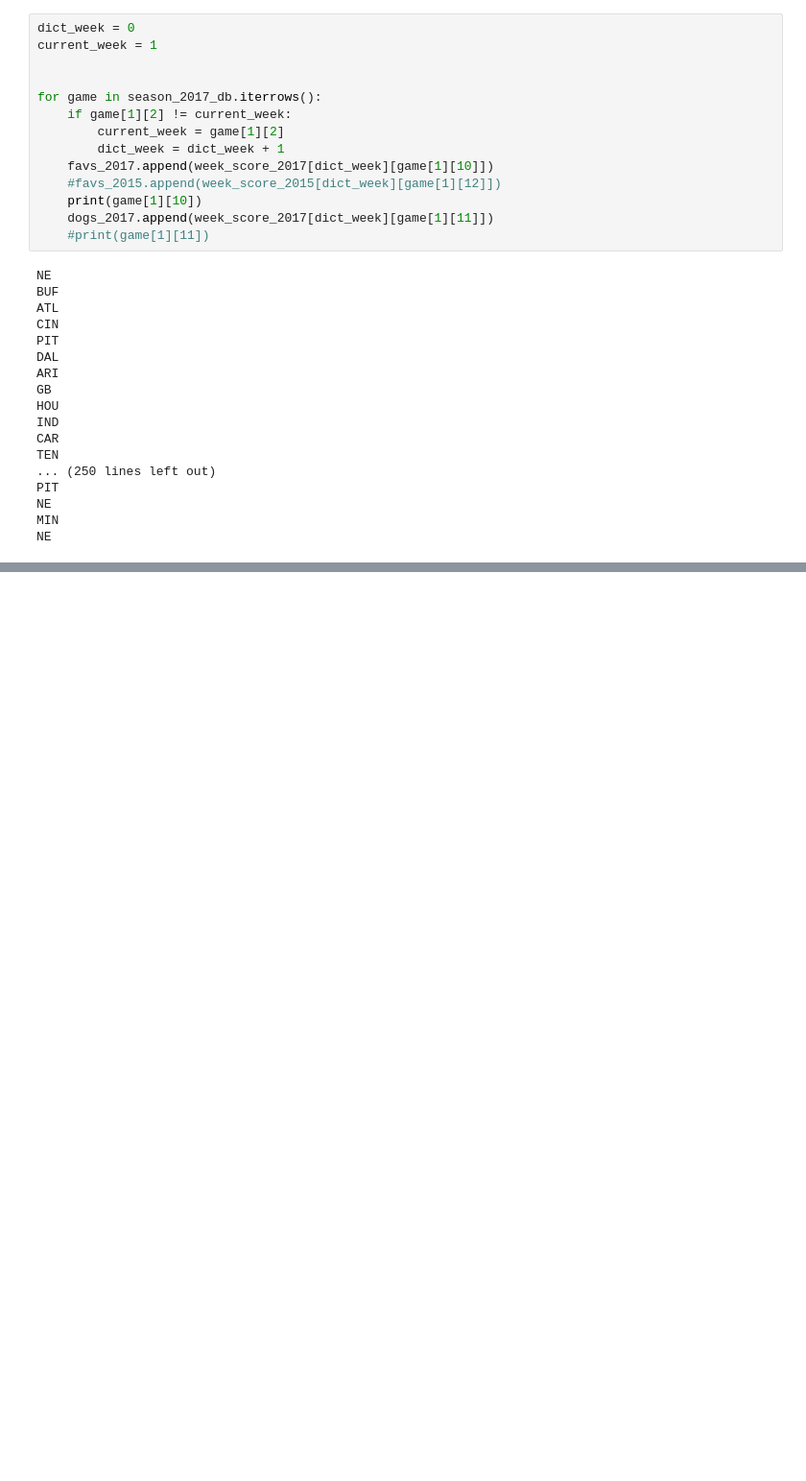
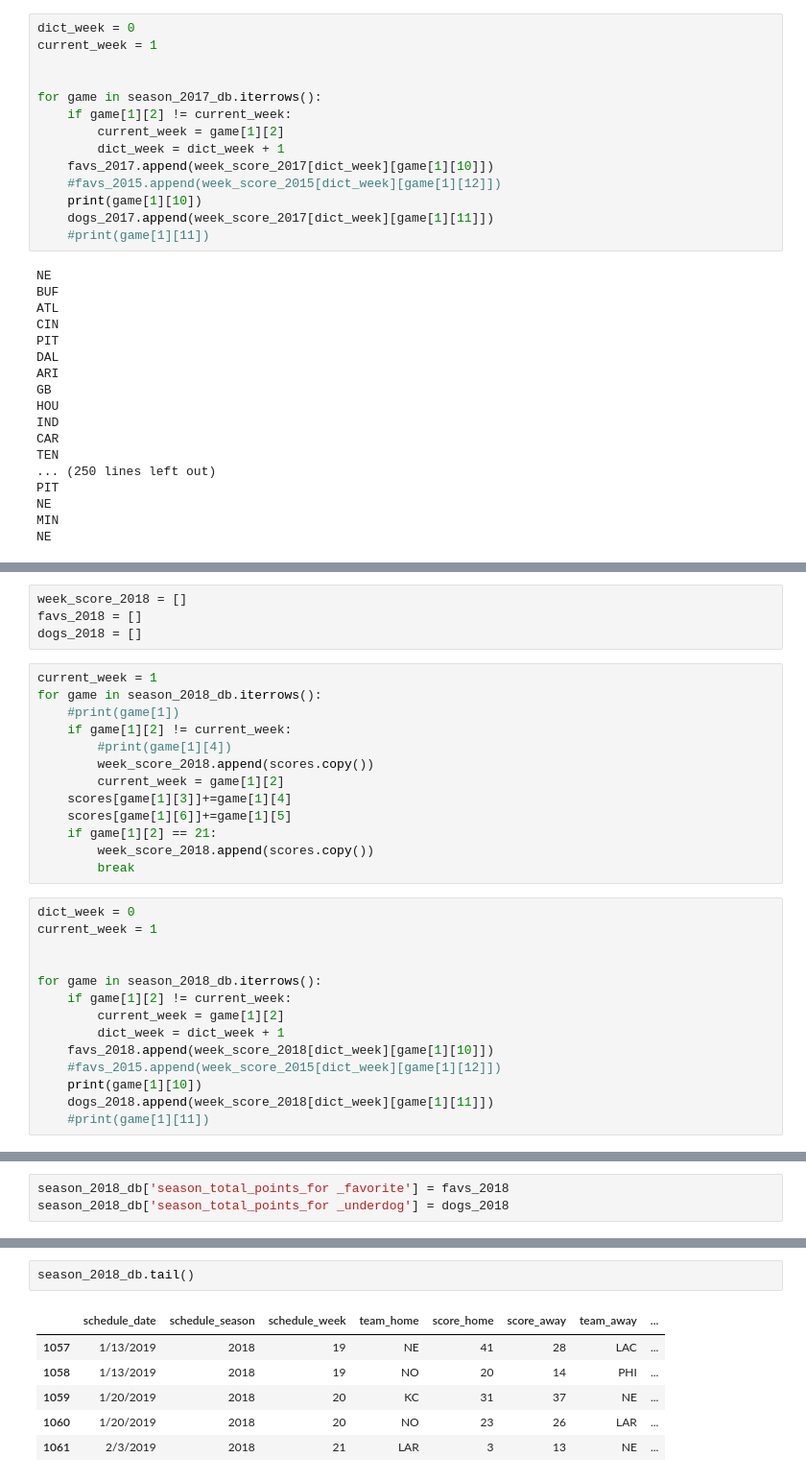
Before and after one commit to kmorehead33/Final_Project, a Jupyter notebook: python/Untitled.ipynb, the cells around one changed output, grey strips where cells are left out. Shown at 96% size. Saved outputs shown, nothing was run; the diff lists cells and outputs as text; blank space fills up the shorter version.

```diff
--- a/python/Untitled.ipynb
+++ b/python/Untitled.ipynb
@@ -366,0 +427,31 @@ season_2016_db['season_total_points_for _underdog'] = dogs_2016
+# %%
+week_score_2018 = []
+favs_2018 = []
+dogs_2018 = []
+# %%
+current_week = 1
+for game in season_2018_db.iterrows():
+    #print(game[1])
+    if game[1][2] != current_week:
+        #print(game[1][4])
+        week_score_2018.append(scores.copy())
+        current_week = game[1][2]
+    scores[game[1][3]]+=game[1][4]
+    scores[game[1][6]]+=game[1][5]
+    if game[1][2] == 21:
+        week_score_2018.append(scores.copy())
+        break
+# %%
+dict_week = 0
+current_week = 1
+
+
+for game in season_2018_db.iterrows():
+    if game[1][2] != current_week:
+        current_week = game[1][2]
+        dict_week = dict_week + 1
+    favs_2018.append(week_score_2018[dict_week][game[1][10]])
+    #favs_2015.append(week_score_2015[dict_week][game[1][12]])
+    print(game[1][10])
+    dogs_2018.append(week_score_2018[dict_week][game[1][11]])
+    #print(game[1][11])
@@ -366,0 +476,3 @@ season_2016_db['season_total_points_for _underdog'] = dogs_2016
+# %%
+season_2018_db['season_total_points_for _favorite'] = favs_2018
+season_2018_db['season_total_points_for _underdog'] = dogs_2018
@@ -366,0 +489,9 @@ season_2016_db['season_total_points_for _underdog'] = dogs_2016
+# %%
+season_2018_db.tail()
+# %% [output]
+|  | schedule_date | schedule_season | schedule_week | team_home | score_home | score_away | team_away | ... |
+| 1057 | 1/13/2019 | 2018 | 19 | NE | 41 | 28 | LAC | ... |
+| 1058 | 1/13/2019 | 2018 | 19 | NO | 20 | 14 | PHI | ... |
+| 1059 | 1/20/2019 | 2018 | 20 | KC | 31 | 37 | NE | ... |
+| 1060 | 1/20/2019 | 2018 | 20 | NO | 23 | 26 | LAR | ... |
+| 1061 | 2/3/2019 | 2018 | 21 | LAR | 3 | 13 | NE | ... |
```
Also changed, not shown: parts of 12 cells of this notebook, 1 other file.
